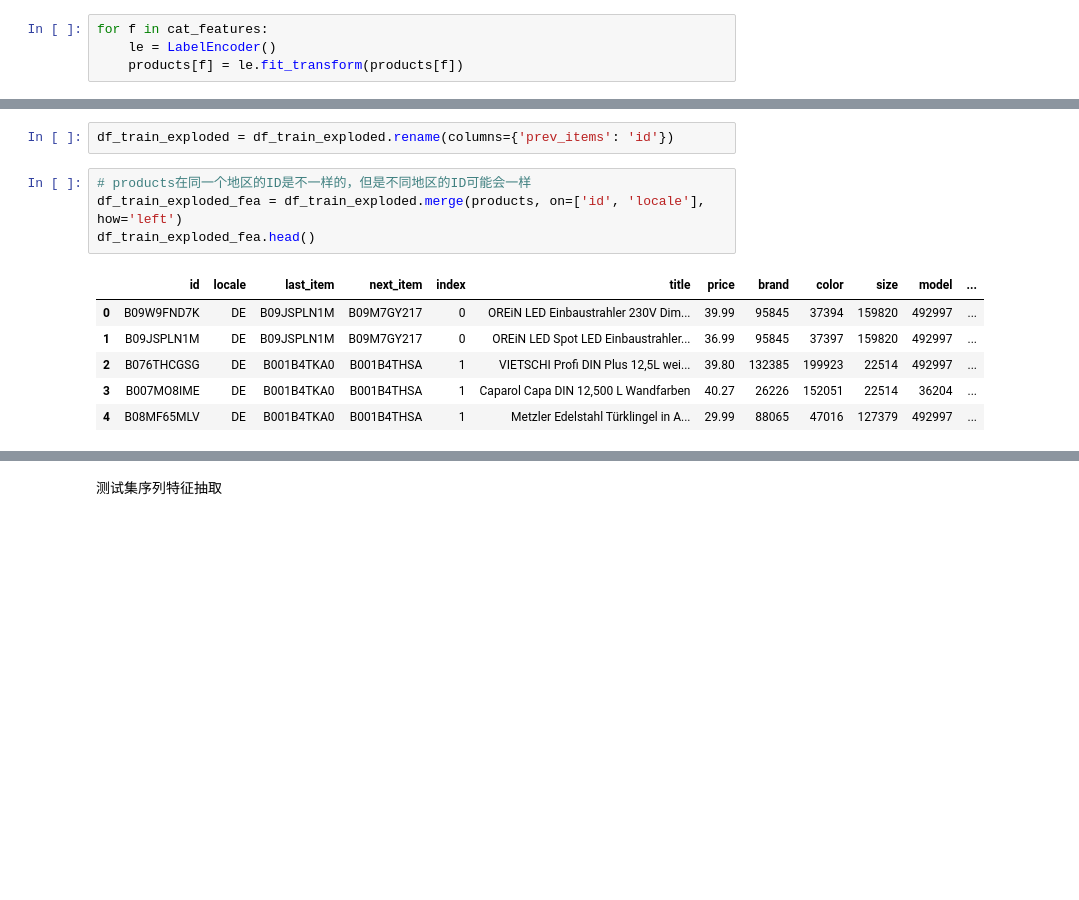
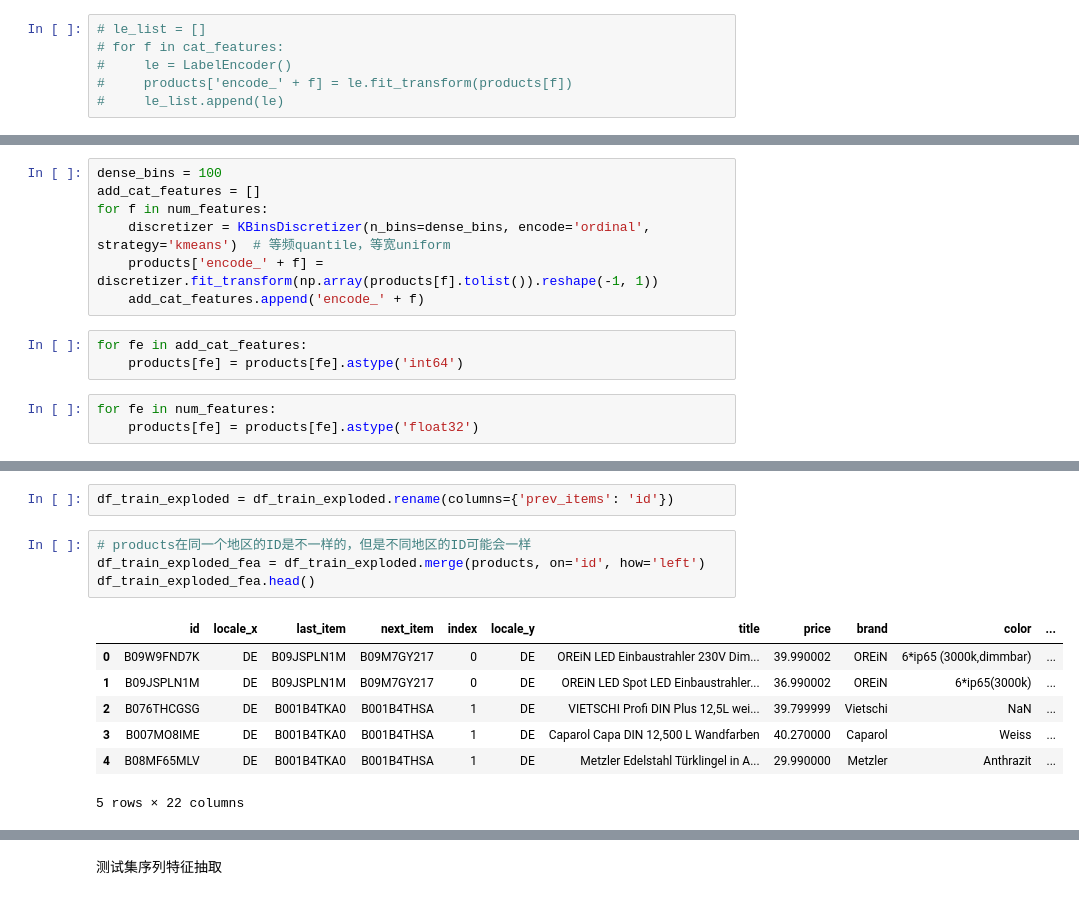
Before and after one commit to aptx1231/KDD-CUP-2023, a Jupyter notebook: train2.ipynb, the cells around one changed output, grey strips where cells are left out. Cells and saved outputs as stored; diff of their text form; blank space fills up the shorter version.

```diff
--- a/train2.ipynb
+++ b/train2.ipynb
@@ -455,7 +452,9 @@ num_features = ['price', 'len_title', 'len_desc']
 # %%
-for f in cat_features:
-    le = LabelEncoder()
-    products[f] = le.fit_transform(products[f])
+# le_list = []
+# for f in cat_features:
+#     le = LabelEncoder()
+#     products['encode_' + f] = le.fit_transform(products[f])
+#     le_list.append(le)
 # %%
 products.shape
 # %% [output]
@@ -462,0 +462,13 @@ products.shape
+# %%
+dense_bins = 100
+add_cat_features = []
+for f in num_features:
+    discretizer = KBinsDiscretizer(n_bins=dense_bins, encode='ordinal', strategy='kmeans')  # 等频quantile，等宽uniform
+    products['encode_' + f] = discretizer.fit_transform(np.array(products[f].tolist()).reshape(-1, 1))
+    add_cat_features.append('encode_' + f)
+# %%
+for fe in add_cat_features:
+    products[fe] = products[fe].astype('int64')
+# %%
+for fe in num_features:
+    products[fe] = products[fe].astype('float32')
@@ -536,15 +600,16 @@ df_train_exploded['index'] = df_train_exploded.index
 df_train_exploded = df_train_exploded.rename(columns={'prev_items': 'id'})
 # %%
 # products在同一个地区的ID是不一样的，但是不同地区的ID可能会一样
-df_train_exploded_fea = df_train_exploded.merge(products, on=['id', 'locale'], how='left')
+df_train_exploded_fea = df_train_exploded.merge(products, on='id', how='left')
 df_train_exploded_fea.head()
 # %% [output]
-|  | id | locale | last_item | next_item | index | title | price | brand | color | size | model | ... |
-| 0 | B09W9FND7K | DE | B09JSPLN1M | B09M7GY217 | 0 | OREiN LED Einbaustrahler 230V Dim... | 39.99 | 95845 | 37394 | 159820 | 492997 | ... |
-| 1 | B09JSPLN1M | DE | B09JSPLN1M | B09M7GY217 | 0 | OREiN LED Spot LED Einbaustrahler... | 36.99 | 95845 | 37397 | 159820 | 492997 | ... |
-| 2 | B076THCGSG | DE | B001B4TKA0 | B001B4THSA | 1 | VIETSCHI Profi DIN Plus 12,5L wei... | 39.80 | 132385 | 199923 | 22514 | 492997 | ... |
-| 3 | B007MO8IME | DE | B001B4TKA0 | B001B4THSA | 1 | Caparol Capa DIN 12,500 L Wandfarben | 40.27 | 26226 | 152051 | 22514 | 36204 | ... |
-| 4 | B08MF65MLV | DE | B001B4TKA0 | B001B4THSA | 1 | Metzler Edelstahl Türklingel in A... | 29.99 | 88065 | 47016 | 127379 | 492997 | ... |
+|  | id | locale_x | last_item | next_item | index | locale_y | title | price | brand | color | ... |
+| 0 | B09W9FND7K | DE | B09JSPLN1M | B09M7GY217 | 0 | DE | OREiN LED Einbaustrahler 230V Dim... | 39.990002 | OREiN | 6*ip65 (3000k,dimmbar) | ... |
+| 1 | B09JSPLN1M | DE | B09JSPLN1M | B09M7GY217 | 0 | DE | OREiN LED Spot LED Einbaustrahler... | 36.990002 | OREiN | 6*ip65(3000k) | ... |
+| 2 | B076THCGSG | DE | B001B4TKA0 | B001B4THSA | 1 | DE | VIETSCHI Profi DIN Plus 12,5L wei... | 39.799999 | Vietschi | NaN | ... |
+| 3 | B007MO8IME | DE | B001B4TKA0 | B001B4THSA | 1 | DE | Caparol Capa DIN 12,500 L Wandfarben | 40.270000 | Caparol | Weiss | ... |
+| 4 | B08MF65MLV | DE | B001B4TKA0 | B001B4THSA | 1 | DE | Metzler Edelstahl Türklingel in A... | 29.990000 | Metzler | Anthrazit | ... |
+5 rows × 22 columns
 # %%
 df_train_exploded_fea.shape
 # %% [output]
```
Also changed, not shown: parts of 92 cells of this notebook, 18 other files.
